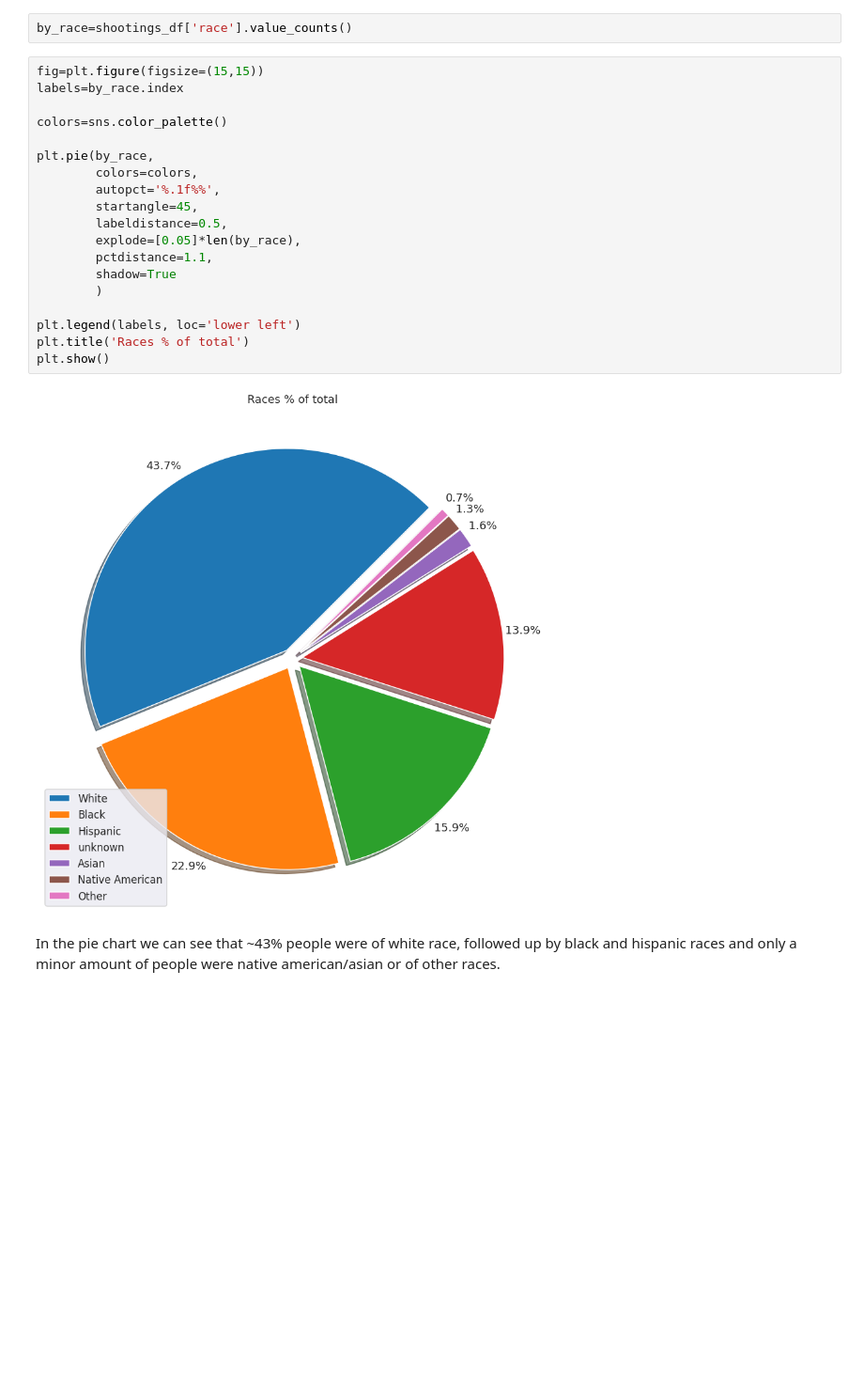
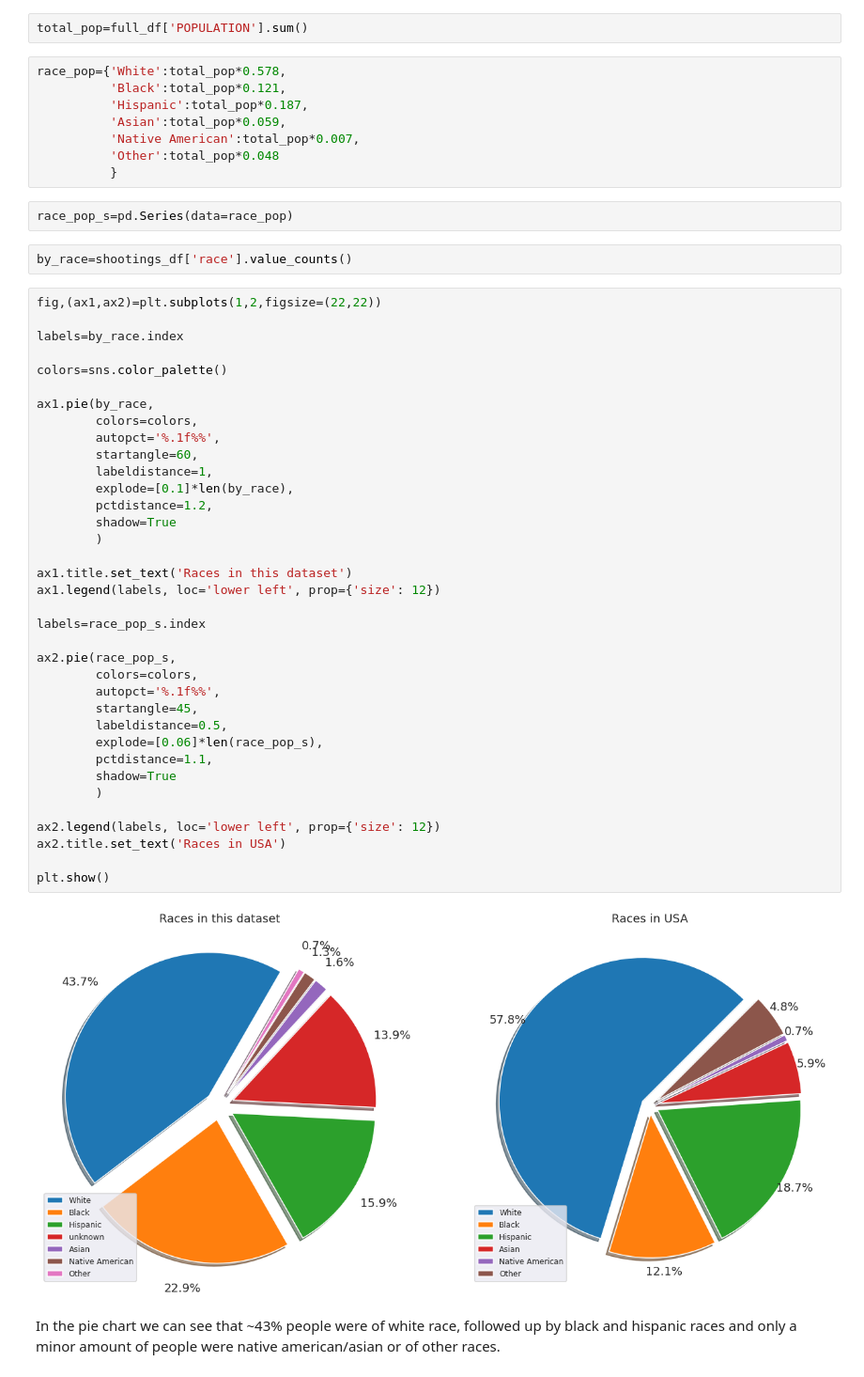
Before and after one commit to NerijusSh/data-police-shootings, a Jupyter notebook: 141.ipynb, the cells around one changed output. Shown at 94% size. Drawn from its saved outputs; the diff is of its cells as text; blank space fills up the shorter version.

```diff
--- a/141.ipynb
+++ b/141.ipynb
@@ -492,29 +492,58 @@ plt.show()
 From these box plots we can see that white race box is higher than other races and that would suggest that white people are usually older when they get killed.
 # %% [markdown]
 #### Races pie chart
+# %%
+total_pop=full_df['POPULATION'].sum()
+# %%
+race_pop={'White':total_pop*0.578,
+          'Black':total_pop*0.121,
+          'Hispanic':total_pop*0.187,
+          'Asian':total_pop*0.059,
+          'Native American':total_pop*0.007,
+          'Other':total_pop*0.048
+          }
+# %%
+race_pop_s=pd.Series(data=race_pop)
 # %%
 by_race=shootings_df['race'].value_counts()
 # %%
-fig=plt.figure(figsize=(15,15))
+fig,(ax1,ax2)=plt.subplots(1,2,figsize=(22,22))
+
 labels=by_race.index
 
 colors=sns.color_palette()
 
-plt.pie(by_race,
+ax1.pie(by_race,
+        colors=colors,
+        autopct='%.1f%%',
+        startangle=60,
+        labeldistance=1,
+        explode=[0.1]*len(by_race),
+        pctdistance=1.2,
+        shadow=True
+        )
+
+ax1.title.set_text('Races in this dataset')
+ax1.legend(labels, loc='lower left', prop={'size': 12})
+
+labels=race_pop_s.index
+
+ax2.pie(race_pop_s,
         colors=colors,
         autopct='%.1f%%',
         startangle=45,
         labeldistance=0.5,
-        explode=[0.05]*len(by_race),
+        explode=[0.06]*len(race_pop_s),
         pctdistance=1.1,
         shadow=True
         )
 
-plt.legend(labels, loc='lower left')
-plt.title('Races % of total')
+ax2.legend(labels, loc='lower left', prop={'size': 12})
+ax2.title.set_text('Races in USA')
+
 plt.show()
 # %% [output]
-[figure, old version]
+[figure, new version]
 # %% [markdown]
 In the pie chart we can see that ~43% people were of white race, followed up by black and hispanic races and only a minor amount of people were native american/asian or of other races.
 # %% [markdown]
```
Also changed, not shown: parts of 5 cells of this notebook.
